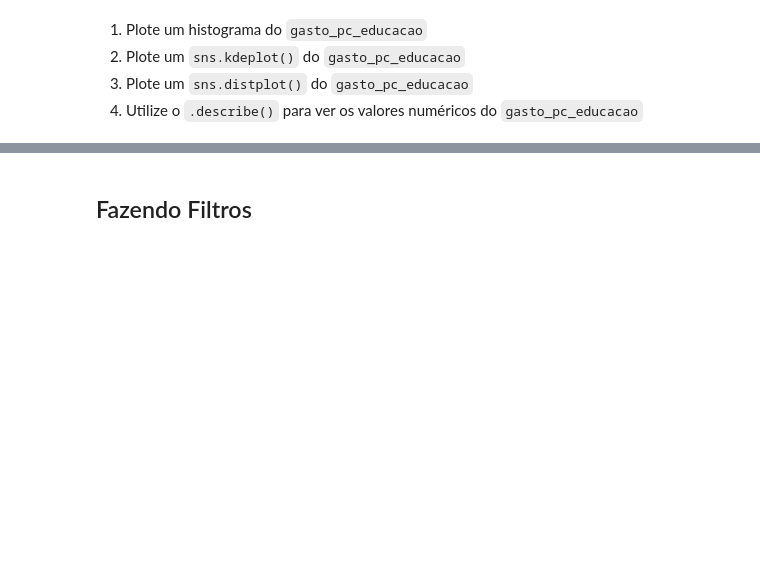
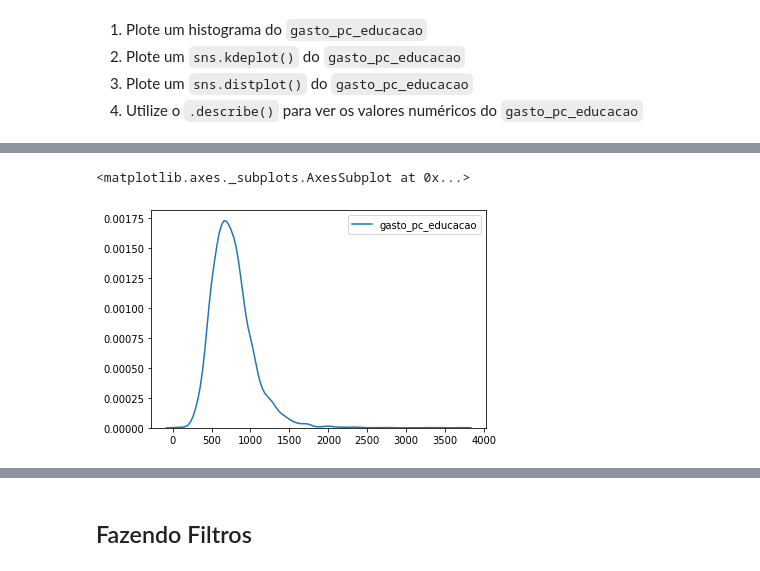
Before and after one commit to cllaudiacp/DataScience, a Jupyter notebook: Aula3Revisao.ipynb, the cells around one changed output, grey strips where cells are left out. Saved outputs shown, nothing was run; the diff lists cells and outputs as text; code cells hidden in the pictures; blank space fills up the shorter version.

```diff
--- a/Aula3Revisao.ipynb
+++ b/Aula3Revisao.ipynb
@@ -618,0 +625,6 @@ sns.distplot(ind_des.dropna())
+# %%
+#EXERCICIO 2
+sns.kdeplot(igm.gasto_pc_educacao)
+# %% [output]
+<matplotlib.axes._subplots.AxesSubplot at 0x...>
+[figure, added]
```
Also changed, not shown: parts of 6 cells of this notebook.
